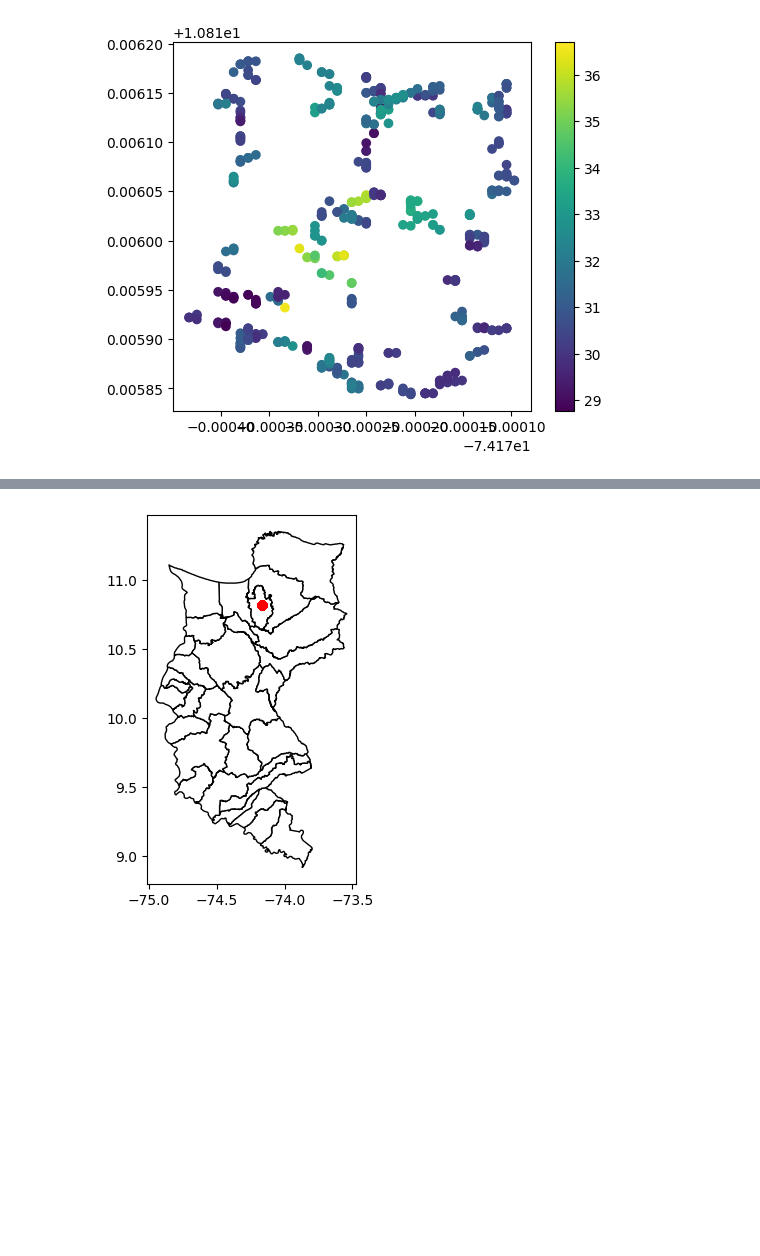
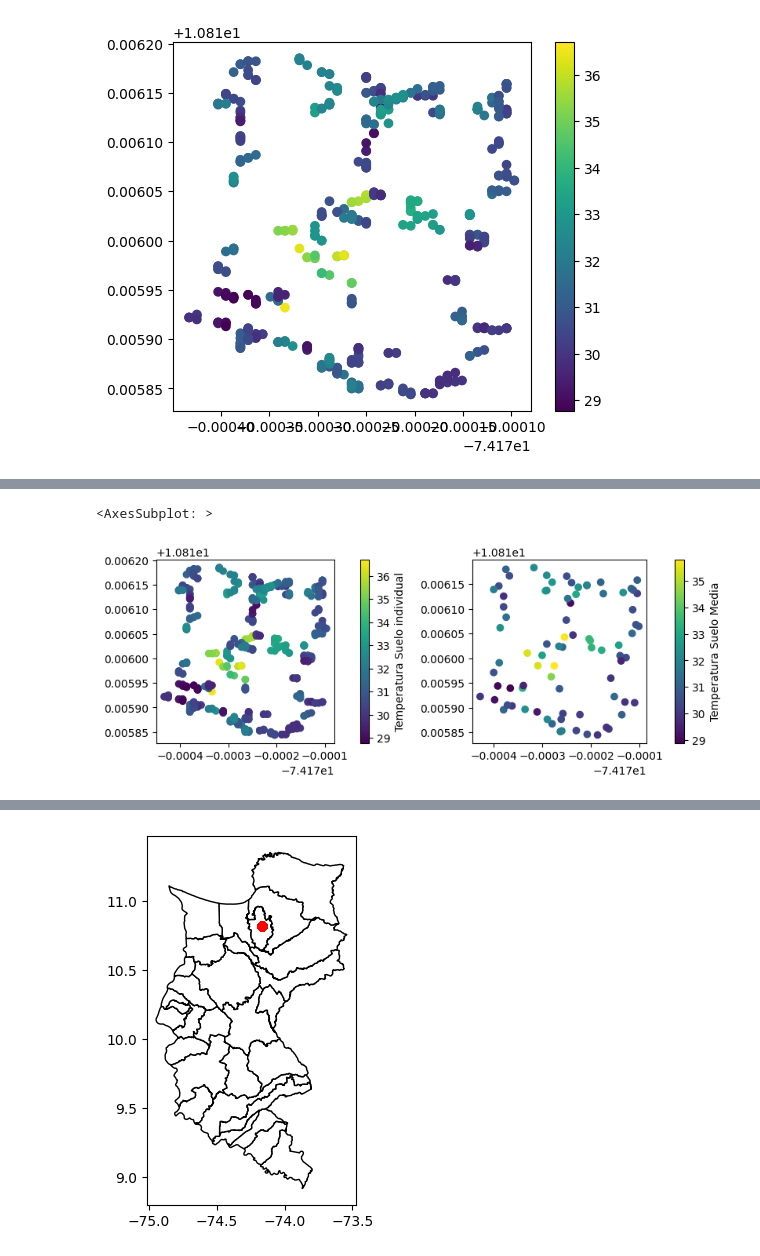
Before and after one commit to miguepoloc/kriging, a Jupyter notebook: csv_to_shape.ipynb, the cells around one changed output, grey strips where cells are left out. Drawn from its saved outputs; the diff is of its cells as text; code cells hidden in the pictures; blank space fills up the shorter version.

```diff
--- a/csv_to_shape.ipynb
+++ b/csv_to_shape.ipynb
@@ -159,0 +210,21 @@ gdf.plot("Temperatura Suelo", legend=True)
+# %%
+import matplotlib.pyplot as plt
+
+fig, (ax1, ax2) = plt.subplots(1, 2, figsize=(8, 3), layout='constrained')
+
+gdf.plot(column="Temperatura Suelo",
+         ax=ax1,
+         legend=True,
+         legend_kwds={'label': "Temperatura Suelo individual",
+                      'orientation': "vertical"}
+         )
+
+gdf_media.plot(column="Temperatura Suelo",
+               ax=ax2,
+               legend=True,
+               legend_kwds={'label': "Temperatura Suelo Media",
+                            'orientation': "vertical"}
+               )
+# %% [output]
+<AxesSubplot: >
+[figure, added]
```
Also changed, not shown: parts of 13 cells of this notebook, 1 other file.
